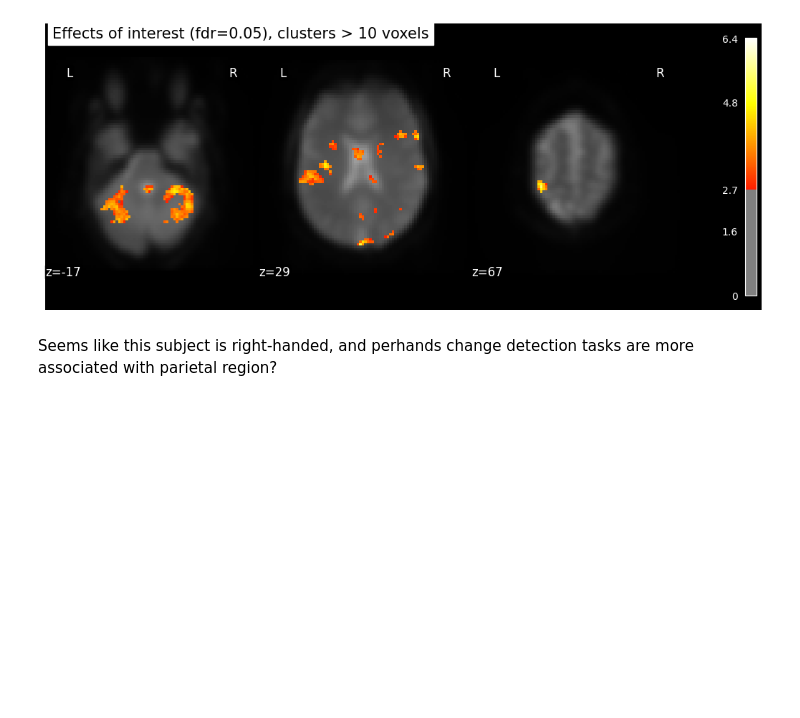
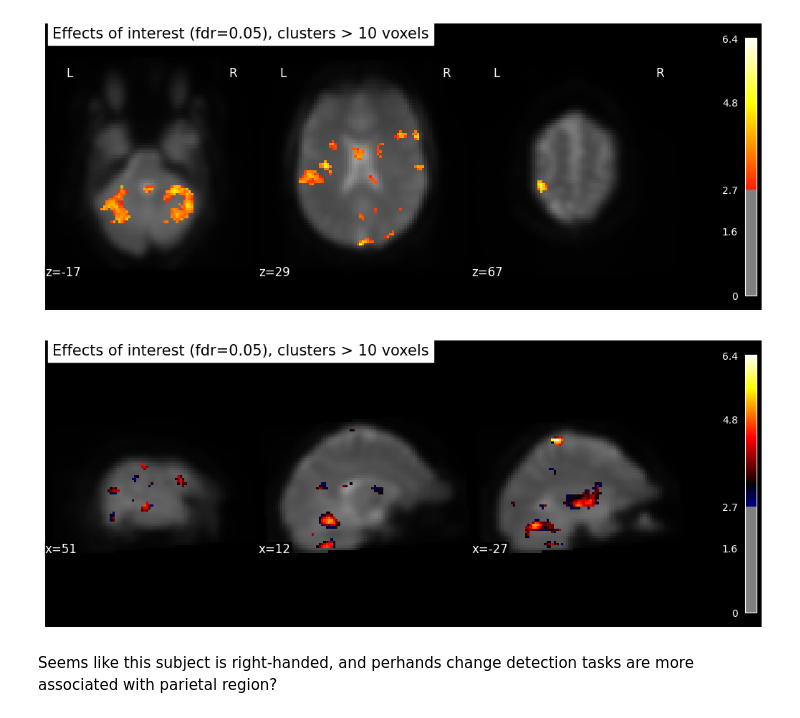
Before and after one commit to jancayan/Single-Subject-Working-Memory-Analysis, a Jupyter notebook: Nov6_notebooks/jennifer_visualization.ipynb, the cells around one changed output. Cells and saved outputs as stored; diff of their text form; code cells hidden in the pictures; blank space fills up the shorter version.

```diff
--- a/Nov6_notebooks/jennifer_visualization.ipynb
+++ b/Nov6_notebooks/jennifer_visualization.ipynb
@@ -317,6 +339,31 @@ plot_stat_map(
 show()
 # %% [output]
 [figure]
+# %%
+plotting_sag = {
+    "bg_img": mean_img,
+    "display_mode": "x",
+    "cut_coords": 3,
+    "black_bg": True,
+}
+
+clean_map, threshold = threshold_stats_img(
+    z_map,
+    alpha=0.05,
+    height_control="fdr",
+    cluster_threshold=10,
+    two_sided=False,
+)
+plot_stat_map(
+    clean_map,
+    threshold=threshold,
+    title="Effects of interest (fdr=0.05), clusters > 10 voxels",
+    figure=plt.figure(figsize=(10, 4)),
+    **plotting_sag,
+)
+show()
+# %% [output]
+[figure, added]
 # %% [markdown]
 Seems like this subject is right-handed, and perhands change detection tasks are more associated with parietal region?
 # %%
```
Also changed, not shown: parts of 3 cells of this notebook, 1 other file.
